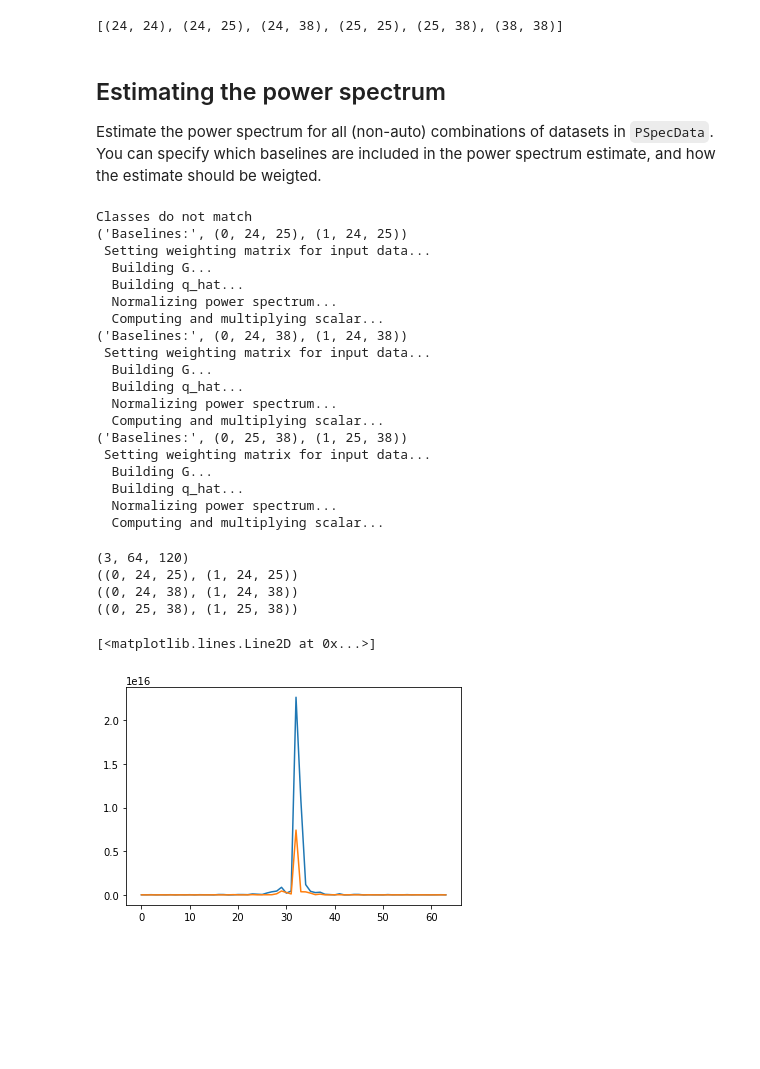
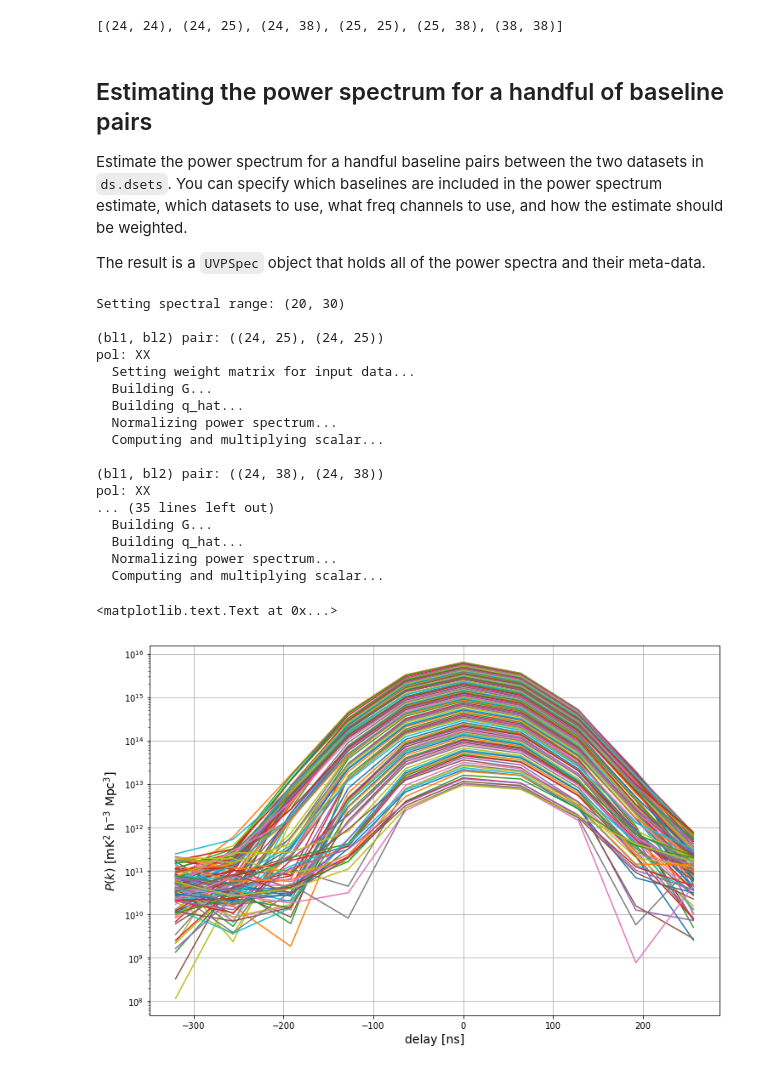
Before and after one commit to HERA-Team/hera_pspec, a Jupyter notebook: examples/PS_estimation_example.ipynb, the cells around one changed output. Cells and saved outputs as stored; diff of their text form; code cells hidden in the pictures; blank space fills up the shorter version.

Commit message:
updated example notebook

```diff
--- a/examples/PS_estimation_example.ipynb
+++ b/examples/PS_estimation_example.ipynb
@@ -38,48 +28,57 @@ ds = ps.PSpecData(dsets=d, wgts=w, beam=beamfile)
+# %%
+# slide the time axis of uvd by one integration
+uvd1 = uvd.select(times=np.unique(uvd.time_array)[:-1], inplace=False)
+uvd2 = uvd.select(times=np.unique(uvd.time_array)[1:], inplace=False)
+
+# Create a new PSpecData object
+ds = hp.PSpecData(dsets=[uvd1, uvd2], wgts=[None, None], beam=uvb)
 # %% [markdown]
-## Estimating the power spectrum
-Estimate the power spectrum for all (non-auto) combinations of datasets in `PSpecData`. You can specify which baselines are included in the power spectrum estimate, and how the estimate should be weigted.
+## Estimating the power spectrum for a handful of baseline pairs
+Estimate the power spectrum for a handful baseline pairs between the two datasets in `ds.dsets`. You can specify which baselines are included in the power spectrum estimate, which datasets to use, what freq channels to use, and how the estimate should be weighted.
+
+The result is a `UVPSpec` object that holds all of the power spectra and their meta-data.
 # %%
 # Specify which baselines to include
 bls = [(24,25), (24,38), (25,38)]
 
-# Calculate the power spectrum using an M ~ F^-1/2 weighting
-pspec, pairs = ds.pspec(bls, input_data_weight='iC', norm='G^-1/2', verbose=True)
+# Calculate the power spectrum using:
+# bls list for bls1 and bls list for bls2
+# datasets 0 for bls1 and 1 for bls2
+# spectral range of channels 20 - 30
+# identity weighting
+uvp = ds.pspec(bls, bls, (0, 1), spw_ranges=[(20,30), (40,50)], input_data_weight='identity', norm='I',
+               taper='blackman-harris', verbose=True)
 # %% [output]
-Classes do not match
-('Baselines:', (0, 24, 25), (1, 24, 25))
- Setting weighting matrix for input data...
+Setting spectral range: (20, 30)
+
+(bl1, bl2) pair: ((24, 25), (24, 25))
+pol: XX
+  Setting weight matrix for input data...
   Building G...
   Building q_hat...
   Normalizing power spectrum...
   Computing and multiplying scalar...
-('Baselines:', (0, 24, 38), (1, 24, 38))
- Setting weighting matrix for input data...
+
+(bl1, bl2) pair: ((24, 38), (24, 38))
+pol: XX
+... (35 lines left out)
   Building G...
   Building q_hat...
   Normalizing power spectrum...
   Computing and multiplying scalar...
-('Baselines:', (0, 25, 38), (1, 25, 38))
- Setting weighting matrix for input data...
-  Building G...
-  Building q_hat...
-  Normalizing power spectrum...
-  Computing and multiplying scalar...
-# %%
-# Print the shape of the power spectrum array that was output
-print(pspec.shape) # (No. dataset and baseline pairs, No. freqs., No. time bins)
-
-# Print the list of datasets/baselines that went into each power spectrum
-for pair in pairs:
-    print(pair)
-# %% [output]
-(3, 64, 120)
-((0, 24, 25), (1, 24, 25))
-((0, 24, 38), (1, 24, 38))
-((0, 25, 38), (1, 25, 38))
-# %%
-# Plot a few example power spectra
-plt.plot(pspec[0,:,0])
-plt.plot(pspec[1,:,0])
-# %% [output]
-[<matplotlib.lines.Line2D at 0x...>]
-[figure, removed]
+# %%
+# plot power spectrum of spw 0
+fig, ax = plt.subplots(figsize=(12,8))
+
+spw = 1
+dlys = uvp.dly_array[uvp.spw_to_indices(spw)] * 1e9
+power = np.abs(np.real(uvp.get_data(spw, ((24, 25), (24,25)), 'xx')))
+
+_ = ax.plot(dlys, power.T)
+ax.set_yscale('log')
+ax.grid()
+ax.set_xlabel("delay [ns]", fontsize=14)
+ax.set_ylabel(r"$P(k)\ \rm [mK^2\ h^{-3}\ Mpc^3]$", fontsize=14)
+# %% [output]
+<matplotlib.text.Text at 0x...>
+[figure, added]
```
Also changed, not shown: parts of 6 cells of this notebook.
